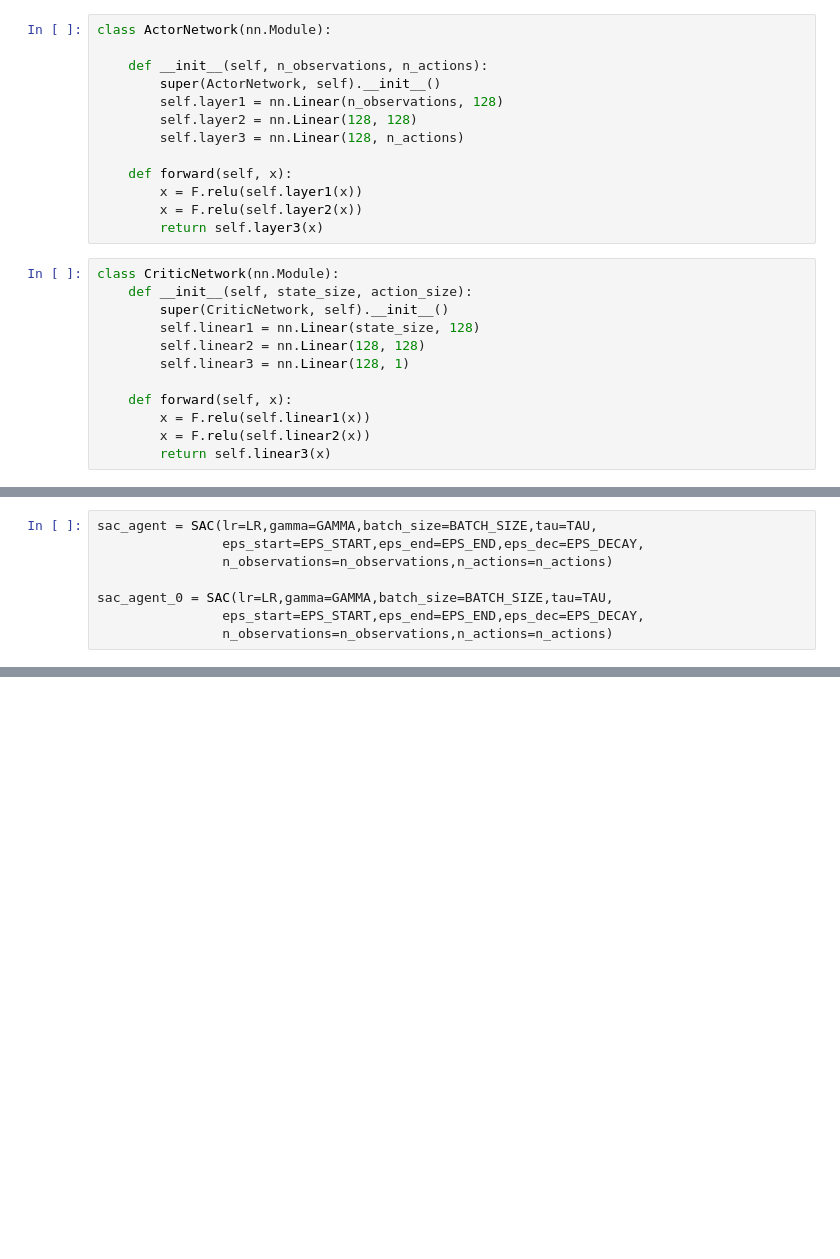
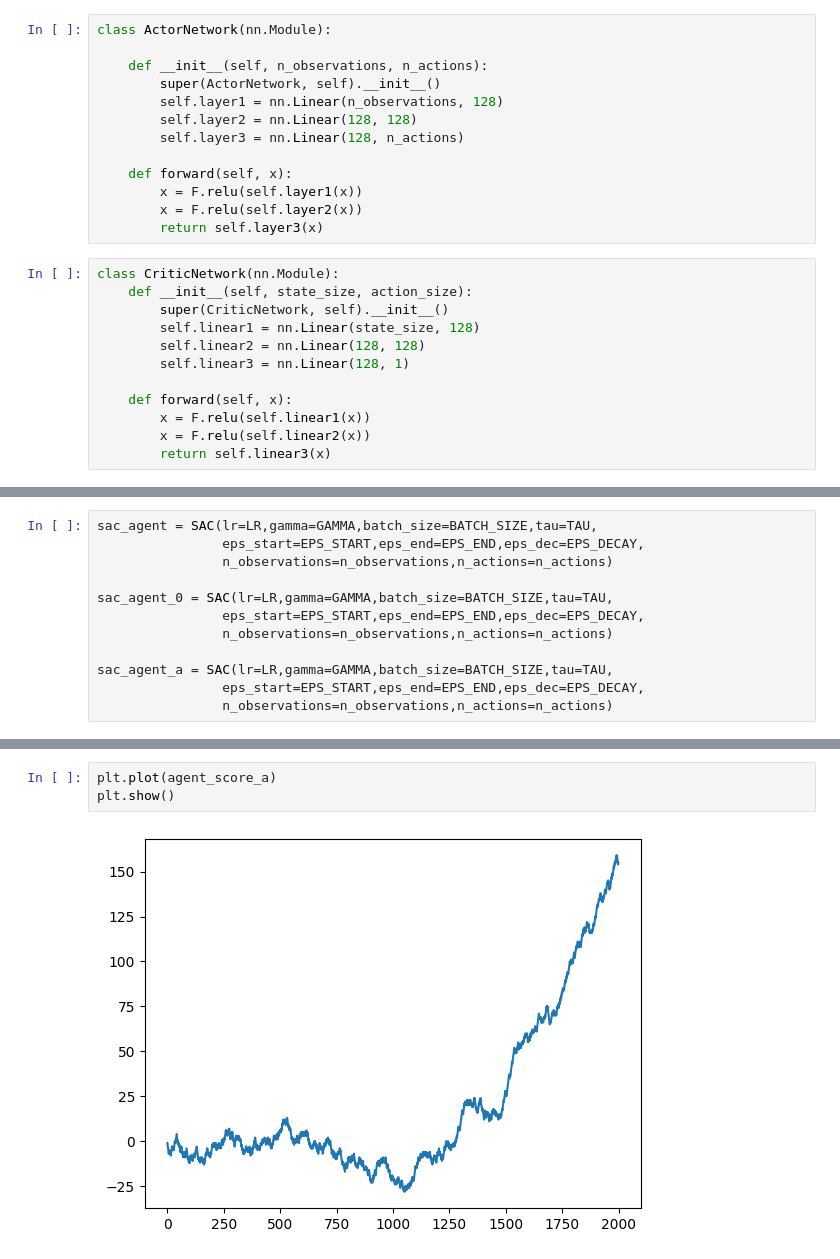
Before and after one commit to Jorge-E-Guerrero/Connect-4-SAC-Prototype, a Jupyter notebook: main copy 3.ipynb, the cells around one changed output, grey strips where cells are left out. Drawn from its saved outputs; the diff is of its cells as text; blank space fills up the shorter version.

```diff
--- a/main copy 3.ipynb
+++ b/main copy 3.ipynb
@@ -199,6 +199,10 @@ sac_agent = SAC(lr=LR,gamma=GAMMA,batch_size=BATCH_SIZE,tau=TAU,
 sac_agent_0 = SAC(lr=LR,gamma=GAMMA,batch_size=BATCH_SIZE,tau=TAU,
                 eps_start=EPS_START,eps_end=EPS_END,eps_dec=EPS_DECAY,
                 n_observations=n_observations,n_actions=n_actions)
+
+sac_agent_a = SAC(lr=LR,gamma=GAMMA,batch_size=BATCH_SIZE,tau=TAU,
+                eps_start=EPS_START,eps_end=EPS_END,eps_dec=EPS_DECAY,
+                n_observations=n_observations,n_actions=n_actions)
 # %%
 # Inicializa pygame
 #pygame.init()
@@ -304,0 +420,5 @@ https://pytorch.org/tutorials/intermediate/reinforcement_q_learning.html
+# %%
+plt.plot(agent_score_a)
+plt.show()
+# %% [output]
+[figure, added]
```
Also changed, not shown: parts of 7 cells of this notebook, 3 other files.
